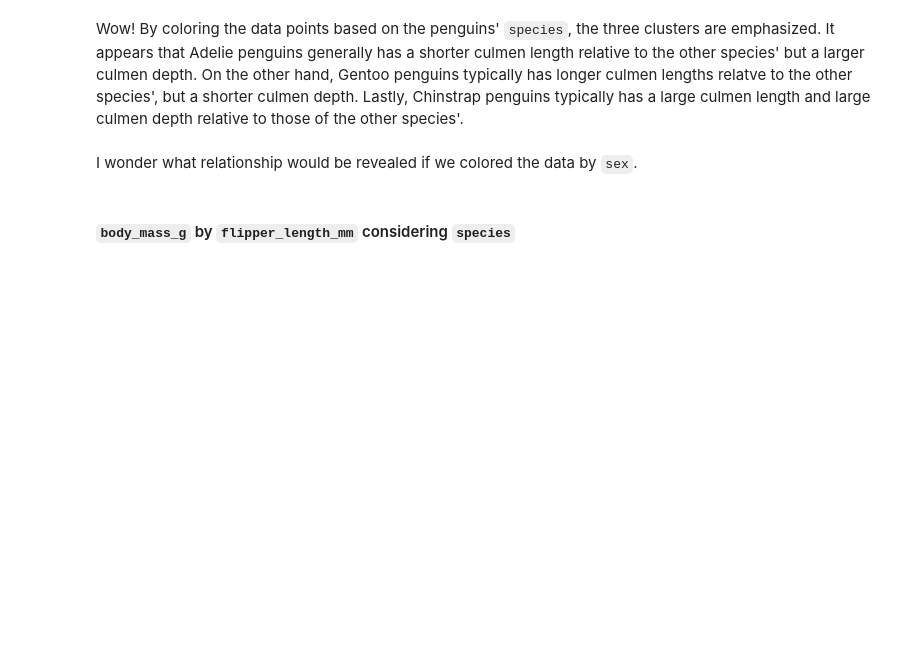
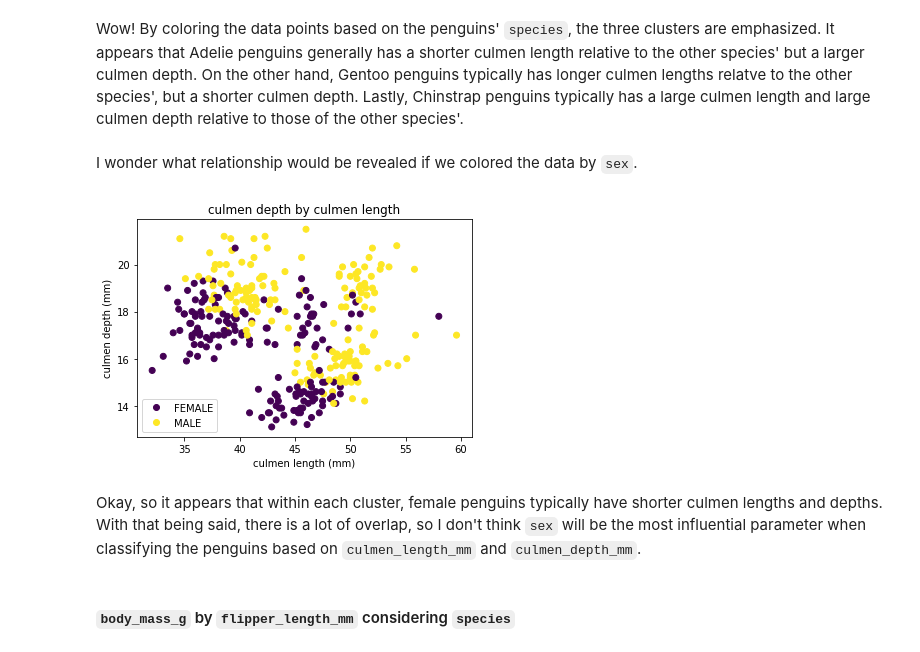
Before and after one commit to michaelhlavaty981/CSC630-Machine-Learning, a Jupyter notebook: Palmer_Penguins.ipynb, the cells around one changed output. Drawn from its saved outputs; the diff is of its cells as text; code cells hidden in the pictures; blank space fills up the shorter version.

Commit message:
Analyzed graphs colored by sex

```diff
--- a/Palmer_Penguins.ipynb
+++ b/Palmer_Penguins.ipynb
@@ -137,3 +137,6 @@ Okay, so firstly, I see a third `sex`, ".", belonging to what appears to be one
+# %%
+# Removing "." sex observation
+data = data[data.sex != "."]
 # %% [markdown]
 #### `culmen_length_mm` considering `species`
 # %%
@@ -260,6 +263,17 @@ plt.show()
 Wow! By coloring the data points based on the penguins' `species`, the three clusters are emphasized. It appears that Adelie penguins generally has a shorter culmen length relative to the other species' but a larger culmen depth. On the other hand, Gentoo penguins typically has longer culmen lengths relatve to the other species', but a shorter culmen depth. Lastly, Chinstrap penguins typically has a large culmen length and large culmen depth relative to those of the other species'.
 # %% [markdown]
 I wonder what relationship would be revealed if we colored the data by `sex`.
+# %%
+scatter = plt.scatter(data.culmen_length_mm, data.culmen_depth_mm, c=data.sex.astype('category').cat.codes)
+plt.title("culmen depth by culmen length")
+plt.xlabel("culmen length (mm)")
+plt.ylabel("culmen depth (mm)")
+plt.legend(handles = scatter.legend_elements()[0], labels = ['FEMALE','MALE'])
+plt.show()
+# %% [output]
+[figure, added]
+# %% [markdown]
+Okay, so it appears that within each cluster, female penguins typically have shorter culmen lengths and depths. With that being said, there is a lot of overlap, so I don't think `sex` will be the most influential parameter when classifying the penguins based on `culmen_length_mm` and `culmen_depth_mm`.
 # %% [markdown]
 #### `body_mass_g` by `flipper_length_mm` considering `species`
 # %%
```
Also changed, not shown: parts of 8 cells of this notebook.
